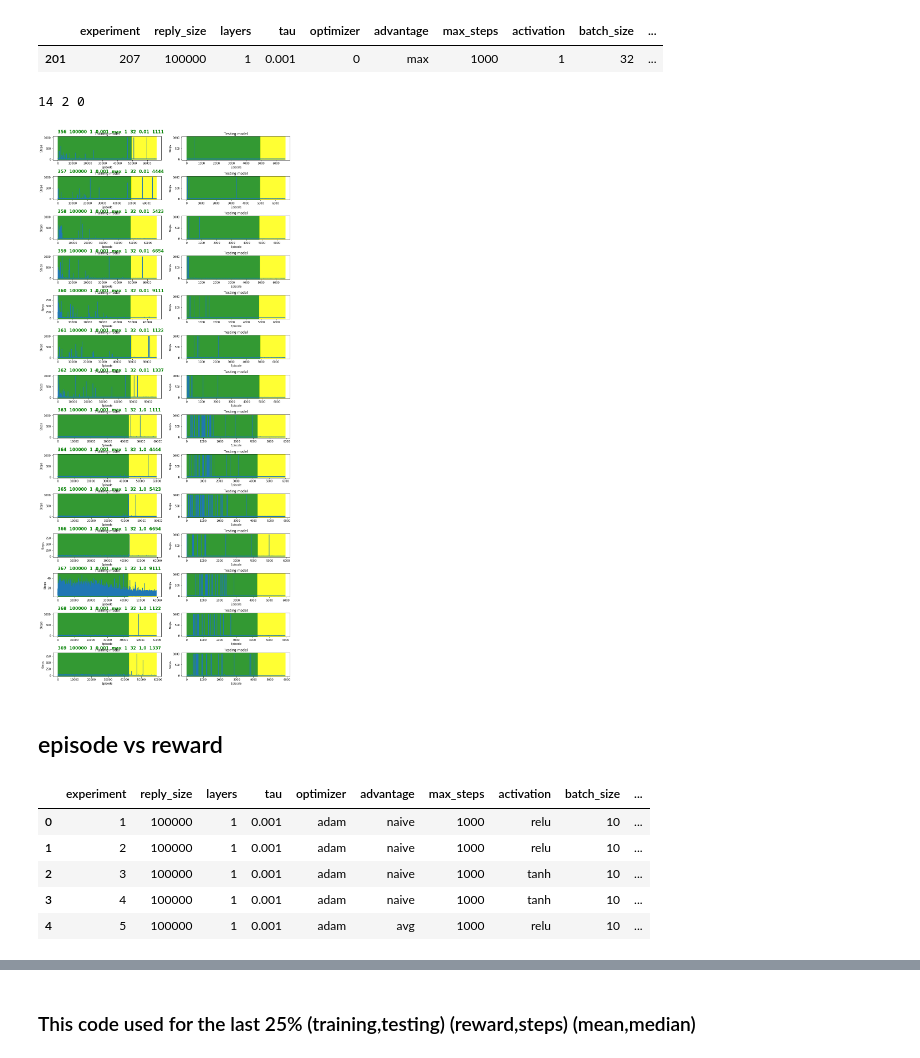
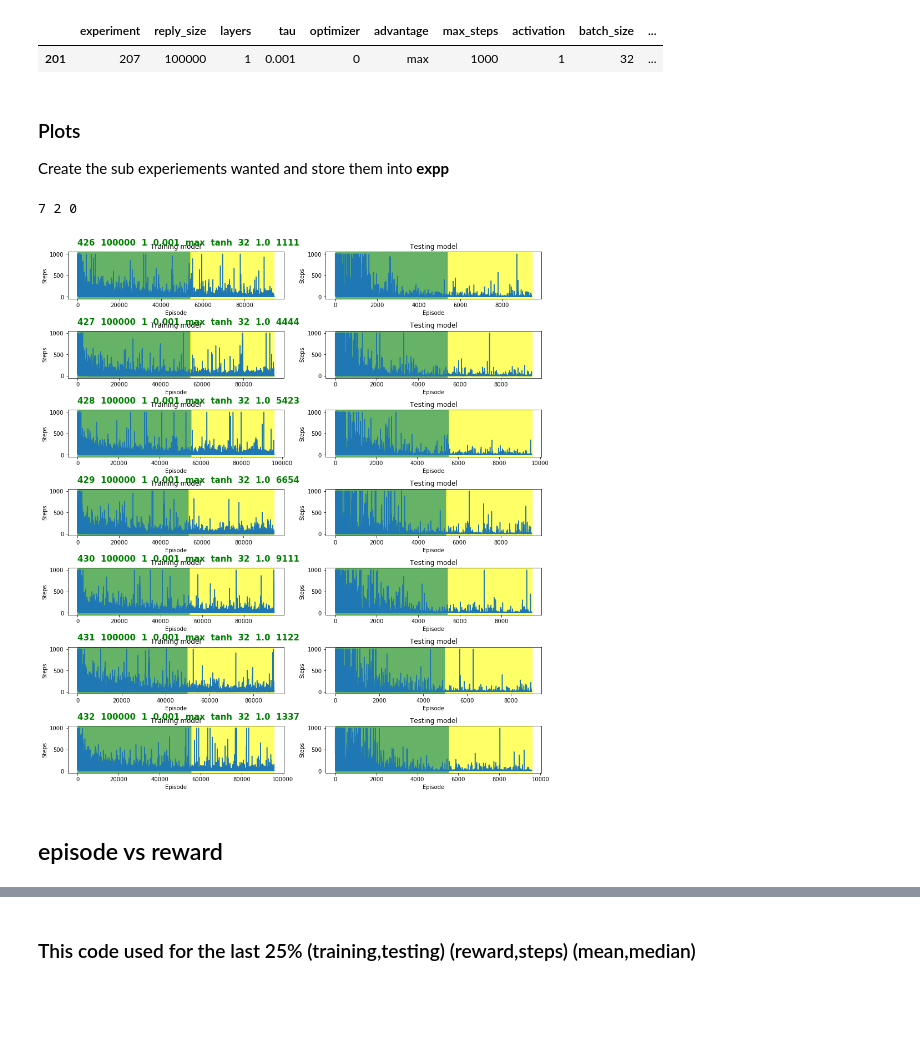
Before and after one commit to aqeel13932/APES_PT, a Jupyter notebook: output/Analysis.ipynb, the cells around one changed output, grey strips where cells are left out. Drawn from its saved outputs; the diff is of its cells as text; code cells hidden in the pictures; blank space fills up the shorter version.

Commit message:
latest experiments analysis

```diff
--- a/output/Analysis.ipynb
+++ b/output/Analysis.ipynb
@@ -66,0 +43,6 @@ expp.sort_values('tr_AR',ascending=False)
+# %%
+#expp = experiements[((experiements.experiment>355)&(experiements.experiment<370))|(experiements.experiment==187)]
+#expp = experiements[((experiements.experiment>355)&(experiements.experiment<370))|(experiements.experiment==187)]
+#expp = experiements[experiements.details.str.contains("comp")]
+#expp = experiements[(experiements.experiment>350)&(experiements.experiment<398)]
+expp = experiements#[experiements.experiment>425]
@@ -83,16 +79,16 @@ experiements.sort_values('ts_AR',ascending=False)
 | 357 | 363 | 100000 | 1 | 0.001 | 0 | max | 1000 | 1 | 32 | ... |
 | 363 | 369 | 100000 | 1 | 0.001 | 0 | max | 1000 | 1 | 32 | ... |
 # %%
-#experiements = experiements[experiements.experiment>68]
+#experiements = experiements[experiements.experiment>425]
 plt.figure(figsize=(13,30))
 WantedScopes=[]
 #All Experiments
-WantedScopes.append((experiements[['experiment','tr_AR','ts_AR','tr_AS','ts_AS']],'All'))
+WantedScopes.append((expp[['experiment','tr_AR','ts_AR','tr_AS','ts_AS']],'All'))
 
 #Top 10 depending on Average Reward for test
-WantedScopes.append((experiements[['experiment','tr_AR','ts_AR','tr_AS','ts_AS']].sort_values('ts_AR',ascending=False).head(10),'For best 10 Testing'))
+WantedScopes.append((expp[['experiment','tr_AR','ts_AR','tr_AS','ts_AS']].sort_values('ts_AR',ascending=False).head(10),'For best 10 Testing'))
 #Top 10 AR for Training
-WantedScopes.append((experiements[['experiment','tr_AR','ts_AR','tr_AS','ts_AS']].sort_values('tr_AR',ascending=False).head(10),'For best 10 Training'))
+WantedScopes.append((expp[['experiment','tr_AR','ts_AR','tr_AS','ts_AS']].sort_values('tr_AR',ascending=False).head(10),'For best 10 Training'))
 counter=1
 for tt,strng in WantedScopes:
 
@@ -223,29 +216,25 @@ exper = experiements[(experiements.experiment>355)&(experiements.experiment<370)
+# %% [markdown]
+### Plots
+Create the sub experiements wanted and store them into <b>expp</b>
+# %%
+expp = experiements[(experiements.experiment>425)&(experiements.experiment<1000)]
 # %%
-x = exper.shape[0]
+x = expp.shape[0]
 y = 2
 z=0
 print(x,y,z)
 plt.figure(figsize=(13,x*2))
-for i in log_progress(exper.experiment.as_matrix(),every=1,name='Drawing Experiment'):
-    txt = exper[exper.experiment==i]
+for i in log_progress(expp.experiment.as_matrix(),every=1,name='Drawing Experiment'):
+    txt = expp[expp.experiment==i]
     vanish = txt.vanish.as_matrix()
-    txt = txt.to_string(columns=exper.columns[[0,1,2,3,5,7,8,10,16]],\
+    txt = txt.to_string(columns=expp.columns[[0,1,2,3,5,7,8,10,16]],\
                                                          header=False,index=False)
-    plotsteps(i,x,y,z,txt,vanish)
+    plotsteps(i,x,y,z,txt,vanish,False)
     z+=2
 plt.tight_layout()
 # %% [output]
-14 2 0
+7 2 0
-[figure, old version]
+[figure, new version]
 # %% [markdown]
 ## episode vs reward
-# %%
-experiements.head()
-# %% [output]
-|  | experiment | reply_size | layers | tau | optimizer | advantage | max_steps | activation | batch_size | ... |
-| 0 | 1 | 100000 | 1 | 0.001 | adam | naive | 1000 | relu | 10 | ... |
-| 1 | 2 | 100000 | 1 | 0.001 | adam | naive | 1000 | relu | 10 | ... |
-| 2 | 3 | 100000 | 1 | 0.001 | adam | naive | 1000 | tanh | 10 | ... |
-| 3 | 4 | 100000 | 1 | 0.001 | adam | naive | 1000 | tanh | 10 | ... |
-| 4 | 5 | 100000 | 1 | 0.001 | adam | avg | 1000 | relu | 10 | ... |
 # %%
```
Also changed, not shown: parts of 11 cells of this notebook.
